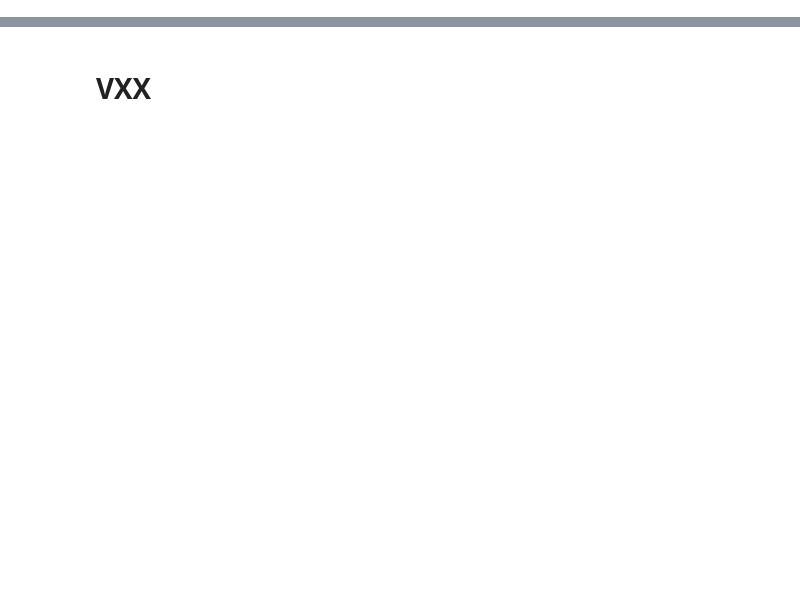
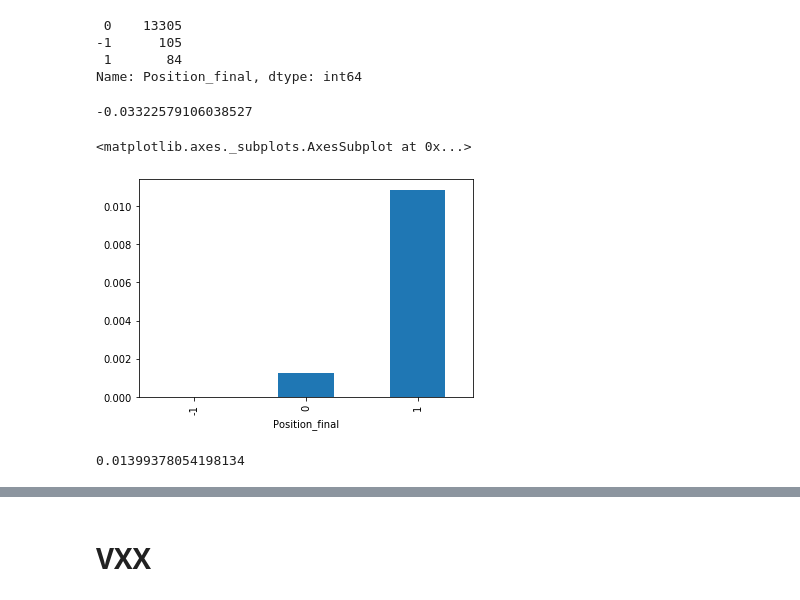
Before and after one commit to olivier2106/SP, a Jupyter notebook: vix_ux_intraday.ipynb, the cells around one changed output, grey strips where cells are left out. Drawn from its saved outputs; the diff is of its cells as text; code cells hidden in the pictures; blank space fills up the shorter version.

```diff
--- a/vix_ux_intraday.ipynb
+++ b/vix_ux_intraday.ipynb
@@ -33,0 +76,28 @@ aggregation_col = ['Date and Time']
+# %%
+##we need to only look at data once, ie make sure not twice the same day, once threshold reached
+#create a threshold
+
+threshold=0.01
+merge2['Position']= np.where(merge2['perf_since_close']>threshold, 1, np.where(merge2['perf_since_close']<-threshold, -1,0))
+merge2['Position_final']=np.where(merge2['Position']==merge2['Position'].shift(),0,merge2['Position'])
+# %%
+merge2['Position_final'].value_counts()
+# %% [output]
+ 0    13305
+-1      105
+ 1       84
+Name: Position_final, dtype: int64
+# %%
+
+merge2[merge2['Position_final']==1]['perf_to next_close'].mean()*100
+# %% [output]
+-0.03322579106038527
+# %%
+merge2.groupby(merge2['Position_final'])['perf_to next_close'].mean().plot(kind='bar')
+# %% [output]
+<matplotlib.axes._subplots.AxesSubplot at 0x...>
+[figure, added]
+# %%
+np.abs(merge2['Position_final']).sum()/len(merge2['Position_final'])
+# %% [output]
+0.01399378054198134
```
Also changed, not shown: parts of 13 cells of this notebook.
